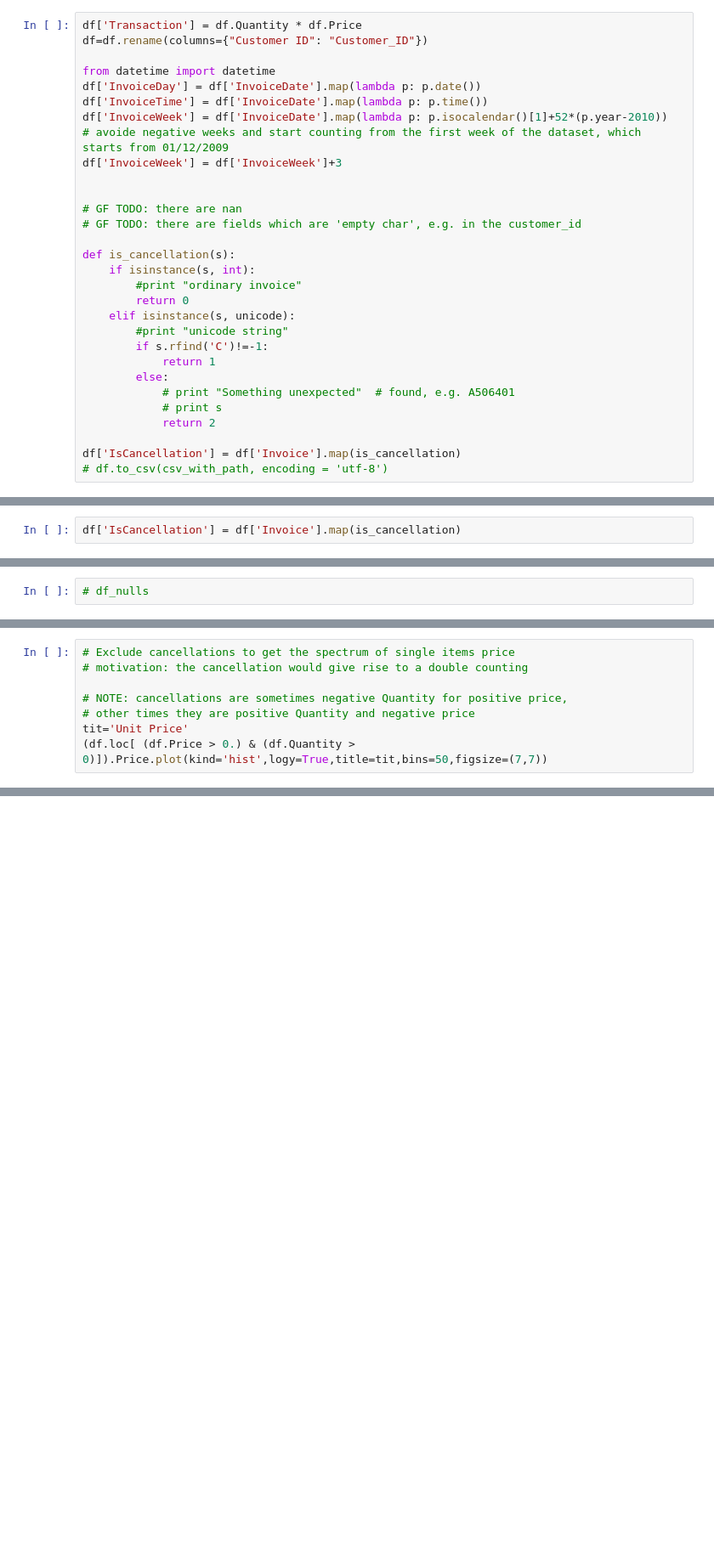
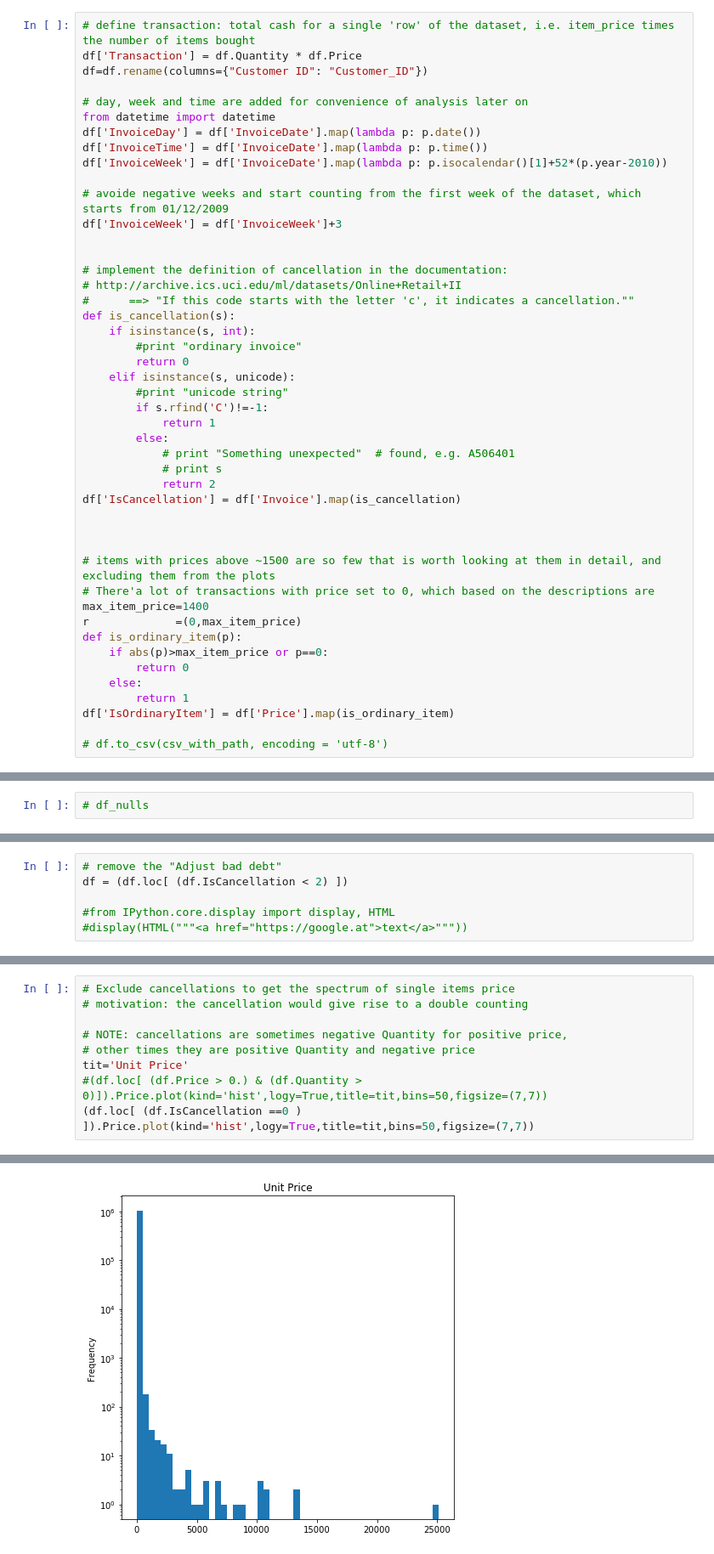
Before and after one commit to franzoni/proton-Hands-on_task_Senior_Data_Scientist, a Jupyter notebook: proton-EDA.ipynb, the cells around one changed output, grey strips where cells are left out. Shown at 85% size. Cells and saved outputs as stored; diff of their text form; blank space fills up the shorter version.

Commit message:
defined ordinary item and cleaned up; first looking at price spread;

```diff
--- a/proton-EDA.ipynb
+++ b/proton-EDA.ipynb
@@ -25,18 +27,21 @@ else:
 # %%
+# define transaction: total cash for a single 'row' of the dataset, i.e. item_price times the number of items bought
 df['Transaction'] = df.Quantity * df.Price
 df=df.rename(columns={"Customer ID": "Customer_ID"})
 
+# day, week and time are added for convenience of analysis later on
 from datetime import datetime
 df['InvoiceDay'] = df['InvoiceDate'].map(lambda p: p.date())
 df['InvoiceTime'] = df['InvoiceDate'].map(lambda p: p.time())
 df['InvoiceWeek'] = df['InvoiceDate'].map(lambda p: p.isocalendar()[1]+52*(p.year-2010))
+
 # avoide negative weeks and start counting from the first week of the dataset, which starts from 01/12/2009
 df['InvoiceWeek'] = df['InvoiceWeek']+3
 
 
-# GF TODO: there are nan
-# GF TODO: there are fields which are 'empty char', e.g. in the customer_id
-
+# implement the definition of cancellation in the documentation:
+# http://archive.ics.uci.edu/ml/datasets/Online+Retail+II
+#      ==> "If this code starts with the letter 'c', it indicates a cancellation.""
 def is_cancellation(s):
     if isinstance(s, int):
         #print "ordinary invoice"
@@ -49,6 +54,19 @@ def is_cancellation(s):
             # print "Something unexpected"  # found, e.g. A506401
             # print s
             return 2
+df['IsCancellation'] = df['Invoice'].map(is_cancellation)
 
-df['IsCancellation'] = df['Invoice'].map(is_cancellation)
+
+
+# items with prices above ~1500 are so few that is worth looking at them in detail, and excluding them from the plots
+# There'a lot of transactions with price set to 0, which based on the descriptions are
+max_item_price=1400
+r             =(0,max_item_price)
+def is_ordinary_item(p):
+    if abs(p)>max_item_price or p==0:
+        return 0
+    else:
+        return 1
+df['IsOrdinaryItem'] = df['Price'].map(is_ordinary_item)
+
 # df.to_csv(csv_with_path, encoding = 'utf-8')
@@ -78,2 +72,0 @@ def is_cancellation(s):
-# %%
-df['IsCancellation'] = df['Invoice'].map(is_cancellation)
@@ -101,0 +141,6 @@ nulls_summary
+# %%
+# remove the "Adjust bad debt"
+df = (df.loc[ (df.IsCancellation < 2) ])
+
+#from IPython.core.display import display, HTML
+#display(HTML("""<a href="https://google.at">text</a>"""))
@@ -149,4 +210,6 @@ nulls_summary
 # NOTE: cancellations are sometimes negative Quantity for positive price,
 # other times they are positive Quantity and negative price
 tit='Unit Price'
-(df.loc[ (df.Price > 0.) & (df.Quantity > 0)]).Price.plot(kind='hist',logy=True,title=tit,bins=50,figsize=(7,7))
+#(df.loc[ (df.Price > 0.) & (df.Quantity > 0)]).Price.plot(kind='hist',logy=True,title=tit,bins=50,figsize=(7,7))
+(df.loc[ (df.IsCancellation ==0 ) ]).Price.plot(kind='hist',logy=True,title=tit,bins=50,figsize=(7,7))
+# %% [output]
@@ -152,0 +217 @@ tit='Unit Price'
+[figure, added]
```
Also changed, not shown: parts of 52 cells of this notebook.
